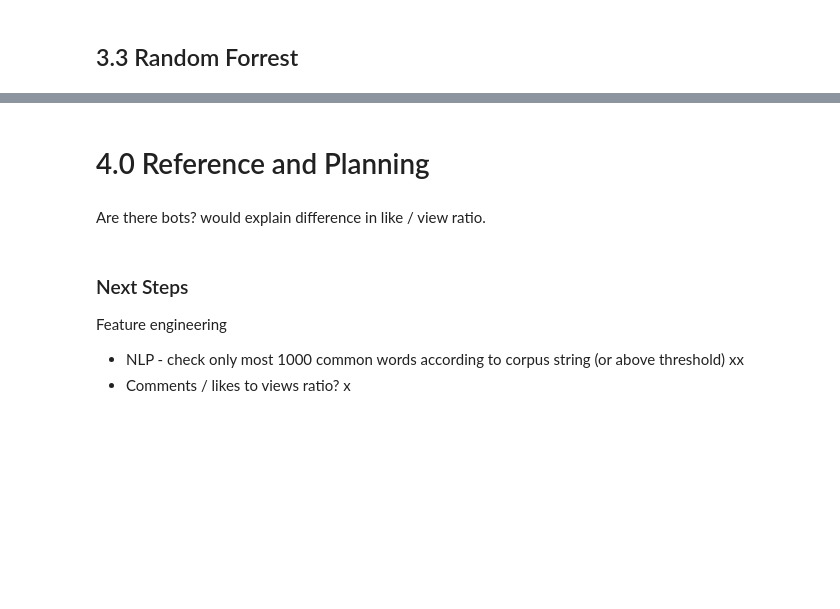
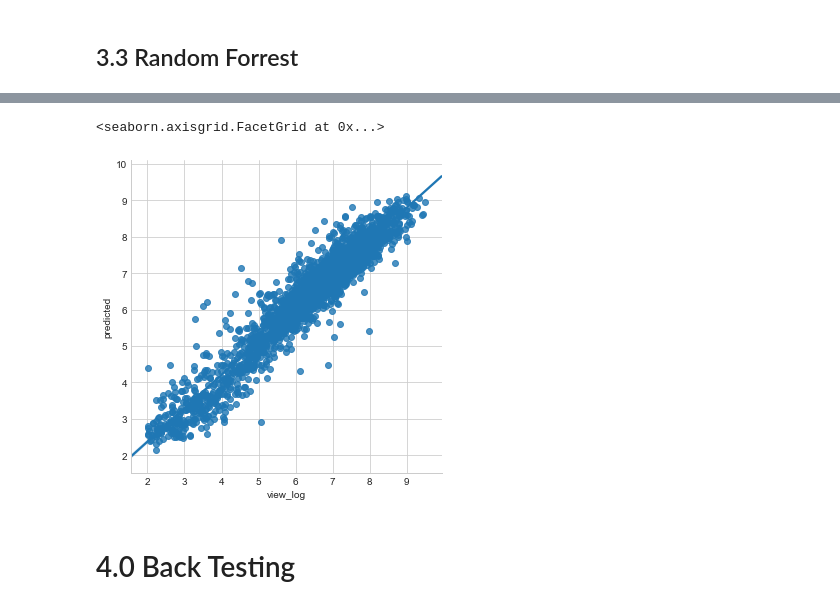
Before and after one commit to conorbarryhoke/Capstone, a Jupyter notebook: EDA_Regression_v2.ipynb, the cells around one changed output, grey strips where cells are left out. Cells and saved outputs as stored; diff of their text form; code cells hidden in the pictures; blank space fills up the shorter version.

```diff
--- a/EDA_Regression_v2.ipynb
+++ b/EDA_Regression_v2.ipynb
@@ -190,12 +193,8 @@ df_formodel = df_formodel[df_formodel['view_class']>1]
 # %%
 y = df_formodel.view_log
 X = df_formodel.loc[:, cols_include_initial]
-X_train, X_test, y_train, y_test=train_test_split(X, y, random_state=42)
+X_train, X_test, y_train, y_test=train_test_split(X, y, random_state=30)
 
 ss = StandardScaler()
 X_train_sc = ss.fit_transform(X_train)
 X_test_sc = ss.transform(X_test)
-
-model = GradientBoostingRegressor()
-model.fit(X_train_sc, y_train)
-    #return model, X_test_sc, y_test, ss
@@ -253,0 +201,6 @@ sns.lmplot('view_log', 'predicted', data=df_residuals)
+# %%
+"""from sklearn.linear_model import LinearRegression
+lr = LinearRegression()
+lr.fit(X_train_sc, y_train)
+lr.score(X_test_sc, y_test)
+pd.DataFrame(abs(lr.coef_), index=X.columns, columns=['coefs']).sort_values(by='coefs', ascending=False)"""
@@ -253,0 +209,5 @@ sns.lmplot('view_log', 'predicted', data=df_residuals)
+# %%
+gb = GradientBoostingRegressor(max_depth= 3, n_estimators=180, subsample=0.9, random_state=48) #GridSearch Params
+gb.fit(X_train_sc, y_train)
+gb.score(X_test_sc, y_test)
+#print('   ', i, model.score(X_test_sc, y_test))
@@ -335,3 +281,7 @@ plt.show();
 [figure]
 # %% [markdown]
 ## <a class="anchor" id="3.3-bullet">3.3 Random Forrest</a>
+# %%
+rf = RandomForestRegressor(random_state=42)
+rf.fit(X_train_sc, y_train)
+rf.score(X_test_sc, y_test)
@@ -344,2 +364,10 @@ model.score(X_test_sc, y_test)
+# %%
+df_residuals = pd.DataFrame(y_test)
+df_residuals['predicted'] = rf.predict(X_test_sc)
+df_residuals['residuals'] = df_residuals.predicted - df_residuals.view_log
+sns.lmplot('view_log', 'predicted', data=df_residuals)
+# %% [output]
+<seaborn.axisgrid.FacetGrid at 0x...>
+[figure, added]
 # %% [markdown]
-# <a class="anchor" id="4.0-bullet"> 4.0 Reference and Planning</a>
+# <a class="anchor" id="4.0-bullet">4.0 Back Testing</a>
@@ -348,7 +373,0 @@ model.score(X_test_sc, y_test)
-# %% [markdown]
-Are there bots? would explain difference in like / view ratio.
-# %% [markdown]
-### Next Steps
-Feature engineering
-* NLP - check only most 1000 common words according to corpus string (or above threshold) xx
-* Comments / likes to views ratio? x
```
Also changed, not shown: parts of 35 cells of this notebook.
